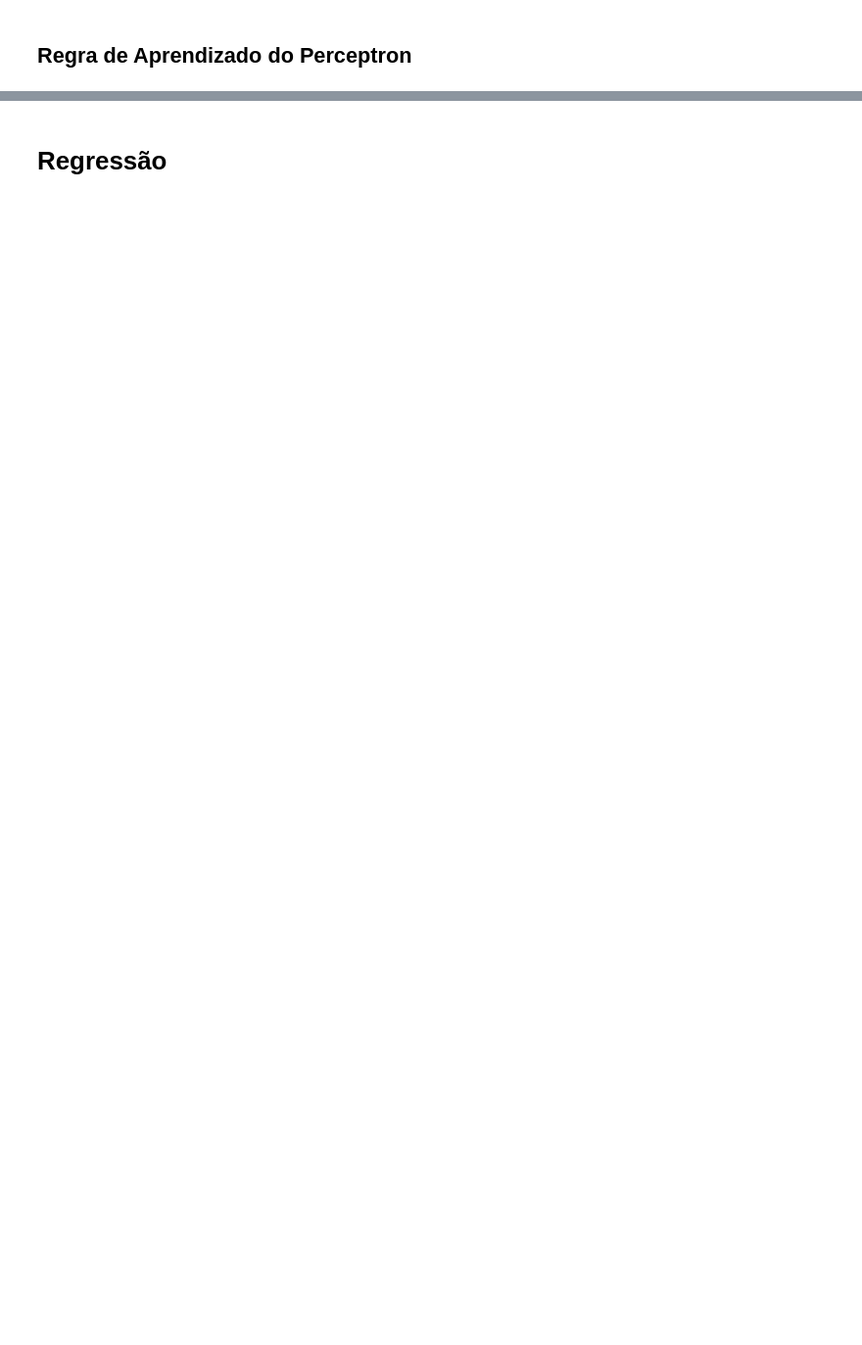
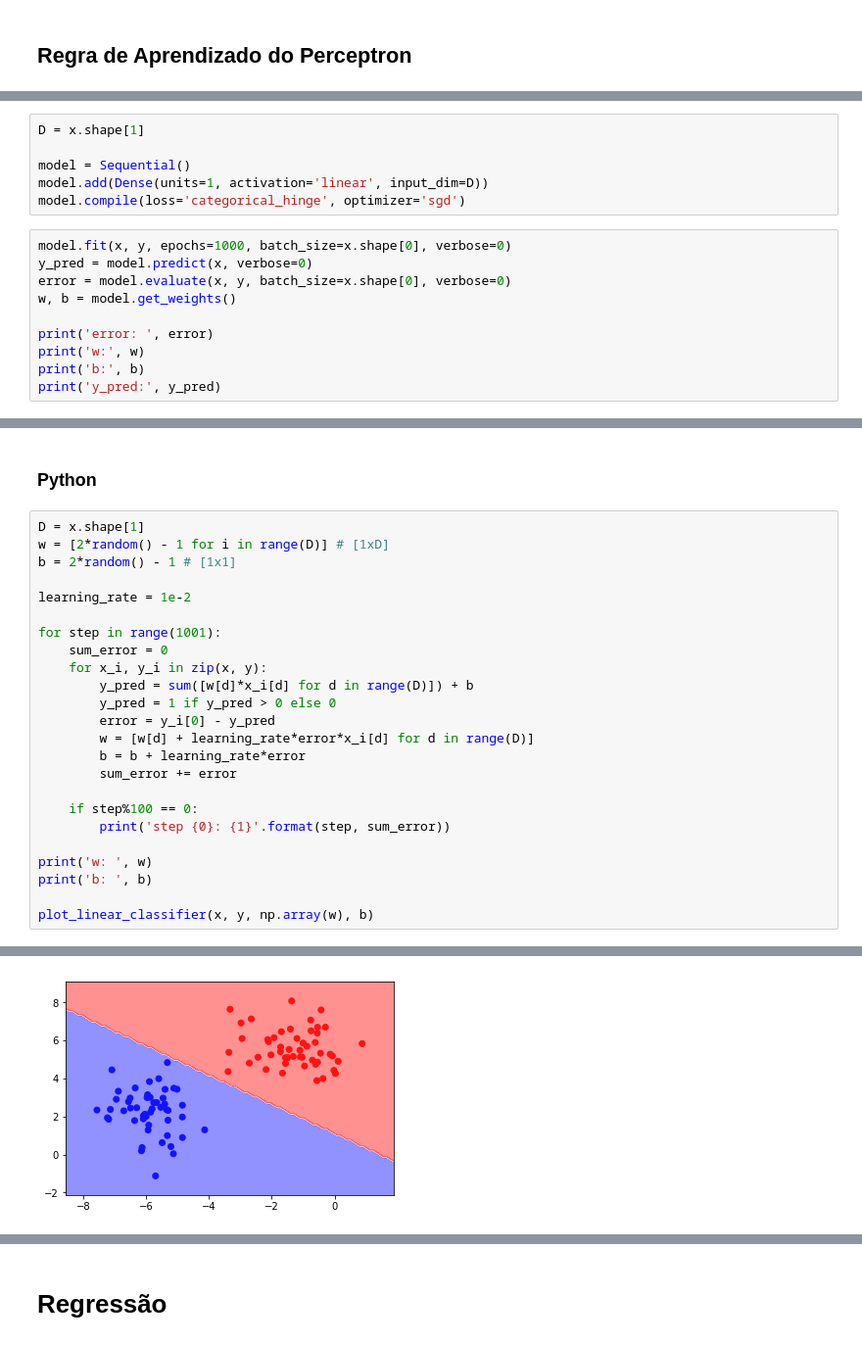
Before and after one commit to arnaldog12/Manual-Pratico-Deep-Learning, a Jupyter notebook: Perceptron.ipynb, the cells around one changed output, grey strips where cells are left out. Shown at 98% size. Saved outputs shown, nothing was run; the diff lists cells and outputs as text; blank space fills up the shorter version.

```diff
--- a/Perceptron.ipynb
+++ b/Perceptron.ipynb
@@ -119,0 +202,16 @@ $$\frac{\partial J}{\partial \overrightarrow{w}} = -(\overrightarrow{y} - \overr
+# %%
+D = x.shape[1]
+
+model = Sequential()
+model.add(Dense(units=1, activation='linear', input_dim=D))
+model.compile(loss='categorical_hinge', optimizer='sgd')
+# %%
+model.fit(x, y, epochs=1000, batch_size=x.shape[0], verbose=0)
+y_pred = model.predict(x, verbose=0)
+error = model.evaluate(x, y, batch_size=x.shape[0], verbose=0)
+w, b = model.get_weights()
+
+print('error: ', error)
+print('w:', w)
+print('b:', b)
+print('y_pred:', y_pred)
@@ -119,0 +314,27 @@ $$\frac{\partial J}{\partial \overrightarrow{w}} = -(\overrightarrow{y} - \overr
+# %% [markdown]
+### Python
+# %%
+D = x.shape[1]
+w = [2*random() - 1 for i in range(D)] # [1xD]
+b = 2*random() - 1 # [1x1]
+
+learning_rate = 1e-2
+
+for step in range(1001):
+    sum_error = 0
+    for x_i, y_i in zip(x, y):
+        y_pred = sum([w[d]*x_i[d] for d in range(D)]) + b
+        y_pred = 1 if y_pred > 0 else 0
+        error = y_i[0] - y_pred
+        w = [w[d] + learning_rate*error*x_i[d] for d in range(D)]
+        b = b + learning_rate*error
+        sum_error += error
+
+    if step%100 == 0:
+        print('step {0}: {1}'.format(step, sum_error))
+
+print('w: ', w)
+print('b: ', b)
+
+plot_linear_classifier(x, y, np.array(w), b)
+# %% [output]
@@ -119,0 +354 @@ $$\frac{\partial J}{\partial \overrightarrow{w}} = -(\overrightarrow{y} - \overr
+[figure, added]
```
Also changed, not shown: parts of 70 cells of this notebook, 1 other file.
